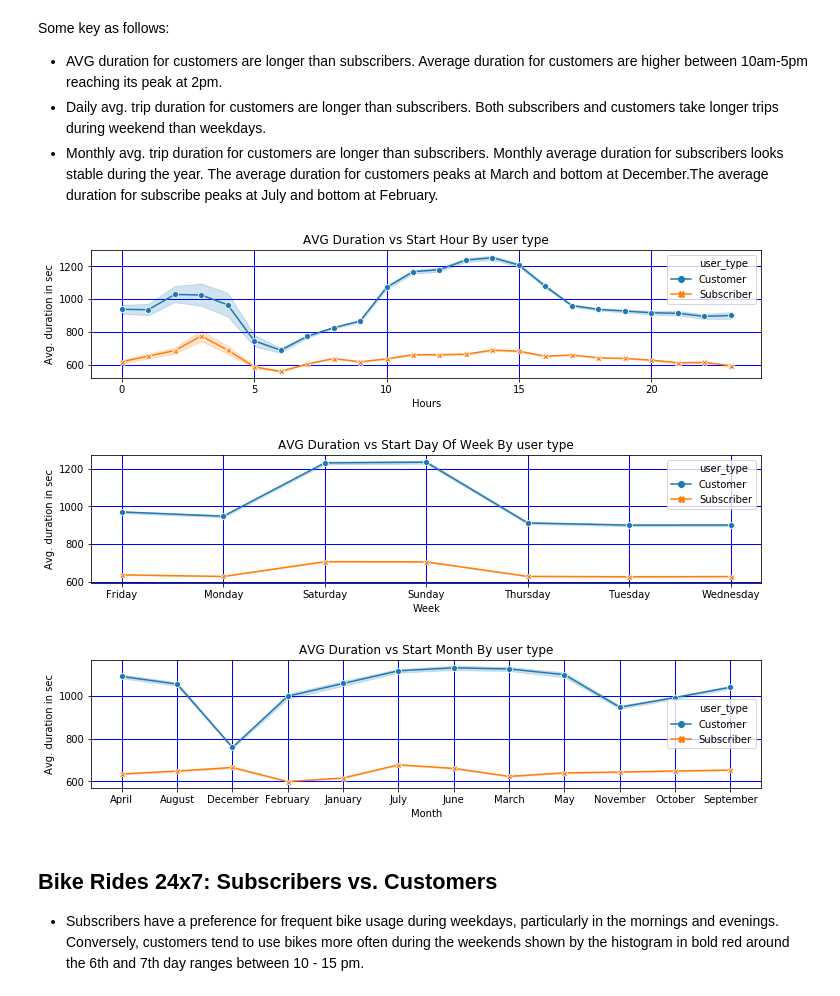
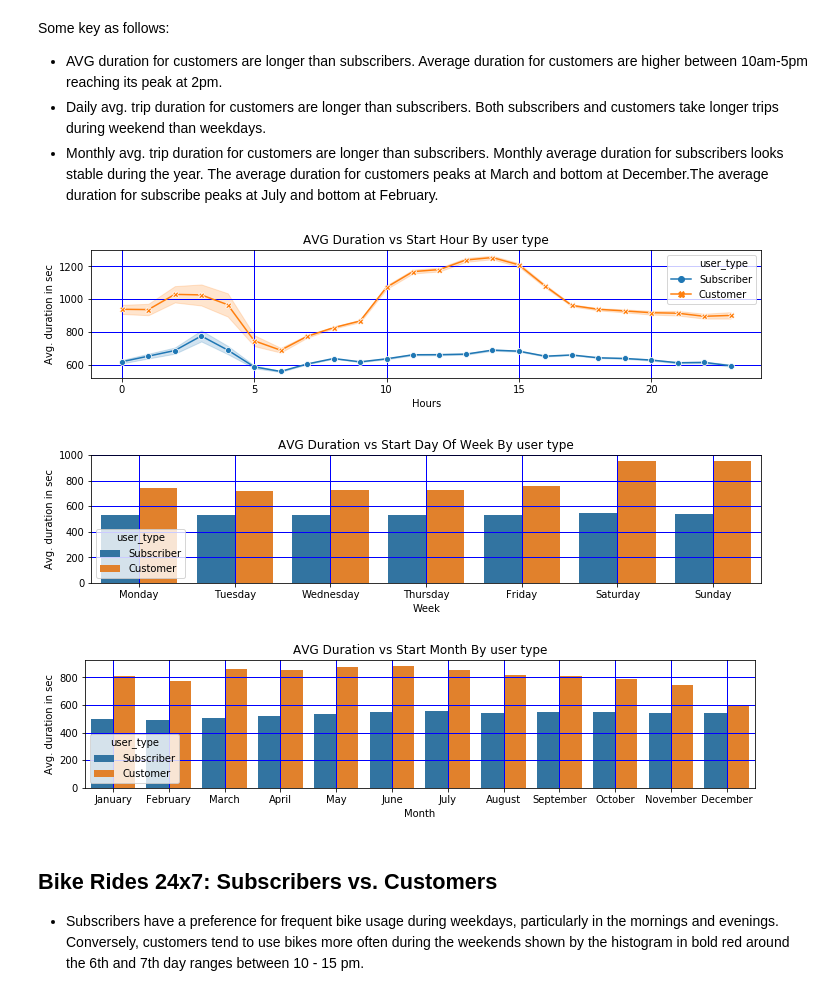
Before and after one commit to haominhnguyen/Exploring-Weather-Trends, a Jupyter notebook: Part II Ford GoBike SlideDeck.ipynb, the cells around one changed output. Cells and saved outputs as stored; diff of their text form; code cells hidden in the pictures.

```diff
--- a/Part II Ford GoBike SlideDeck.ipynb
+++ b/Part II Ford GoBike SlideDeck.ipynb
@@ -113,30 +113,43 @@ Some key as follows:
 * Daily avg. trip duration for customers are longer than subscribers. Both subscribers and customers take longer trips during weekend than weekdays.
 * Monthly avg. trip duration for customers are longer than subscribers. Monthly average duration for subscribers looks stable during the year. The average duration for customers peaks at March and bottom at December.The average duration for subscribe peaks at July and bottom at February.
 # %%
+orderDates = ['Monday', 'Tuesday', 'Wednesday', 'Thursday', 'Friday', 'Saturday','Sunday']
+orderMonths = [ "January", "February", "March", "April", "May", "June",
+"July", "August", "September", "October", "November", "December" ];
 # Draw chart duration sec vs hour, week, month
 plt.subplot(3, 1, 1)
 sb.lineplot(data = litmit_frame, x = 'start_hourofday', y = 'duration_sec', color = 'red', hue="user_type", style="user_type",
     markers=True, dashes=False, sort=True)
-plotLineChartFunction(plt, "AVG Duration vs Start Hour By user type", "Hours", "'Avg. duration in sec");
+plotLineChartFunction(plt, "AVG Duration vs Start Hour By user type", "Hours", "Avg. duration in sec");
 plt.show()
 
 plt.subplot(3, 1, 2)
-sb.lineplot(data = litmit_frame, x = 'start_dayofweek', y = 'duration_sec', color = 'red', hue="user_type", style="user_type",
-    markers=True, dashes=False)
-plotLineChartFunction(plt, "AVG Duration vs Start Day Of Week By user type", "Week", "'Avg. duration in sec");
+# Convert the start_time_dayofweek to ordinal variables.
+sb.barplot(data = litmit_frame,
+           x = 'start_dayofweek',
+           y = 'duration_sec',
+           hue='user_type',
+           estimator = np.median,
+           ci = 0,
+           order=orderDates)
+plotLineChartFunction(plt, "AVG Duration vs Start Day Of Week By user type", "Week", "Avg. duration in sec");
 plt.show()
 
 plt.subplot(3, 1, 3)
 # Convert 'start_month' to a categorical variable with the order
-sb.lineplot(data = litmit_frame, x = 'start_month', y = 'duration_sec', color = 'red', hue="user_type", style="user_type",
-    markers=True, dashes=False, sort=True)
-plotLineChartFunction(plt, "AVG Duration vs Start Month By user type", "Month", "'Avg. duration in sec");
-
+sb.barplot(data = litmit_frame,
+           x = 'start_month',
+           y = 'duration_sec',
+           hue='user_type',
+           estimator = np.median,
+           ci = 0,
+           order=orderMonths)
+plotLineChartFunction(plt, "AVG Duration vs Start Month By user type", "Month", "Avg. duration in sec");
 plt.show()
 # %% [output]
-[figure, old version]
+[figure, new version]
-[figure, old version]
+[figure, new version]
-[figure, old version]
+[figure, new version]
 # %% [markdown]
 ## Bike Rides 24x7: Subscribers vs. Customers
 * Subscribers have a preference for frequent bike usage during weekdays, particularly in the mornings and evenings. Conversely, customers tend to use bikes more often during the weekends shown by the histogram in bold red around the 6th and 7th day ranges between 10 - 15 pm.
```
Also changed, not shown: parts of 3 cells of this notebook, 4 other files.
